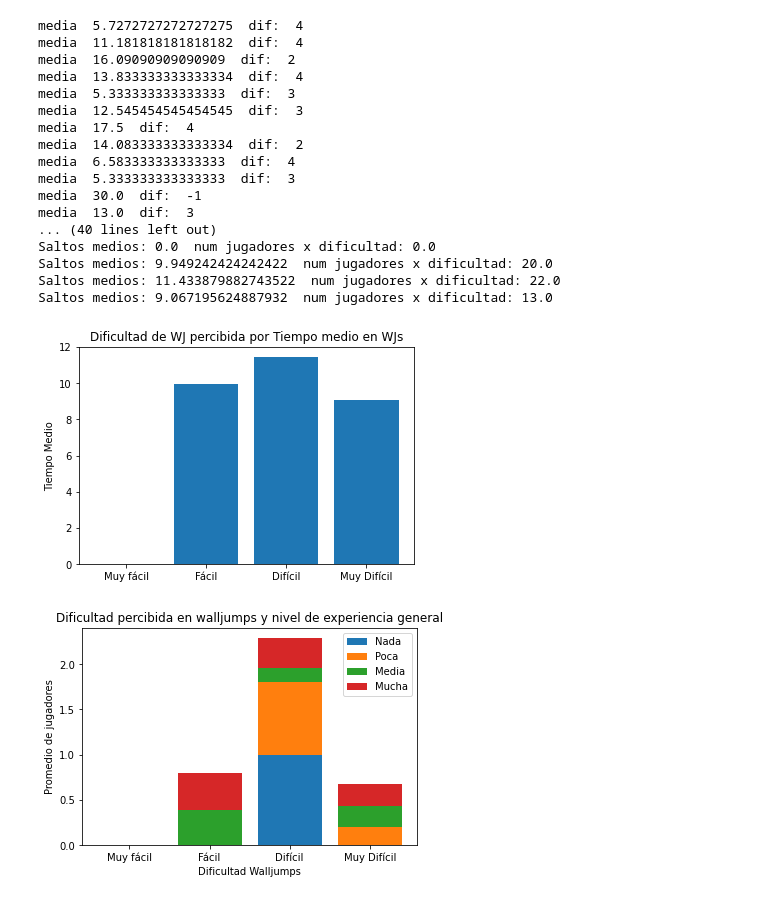
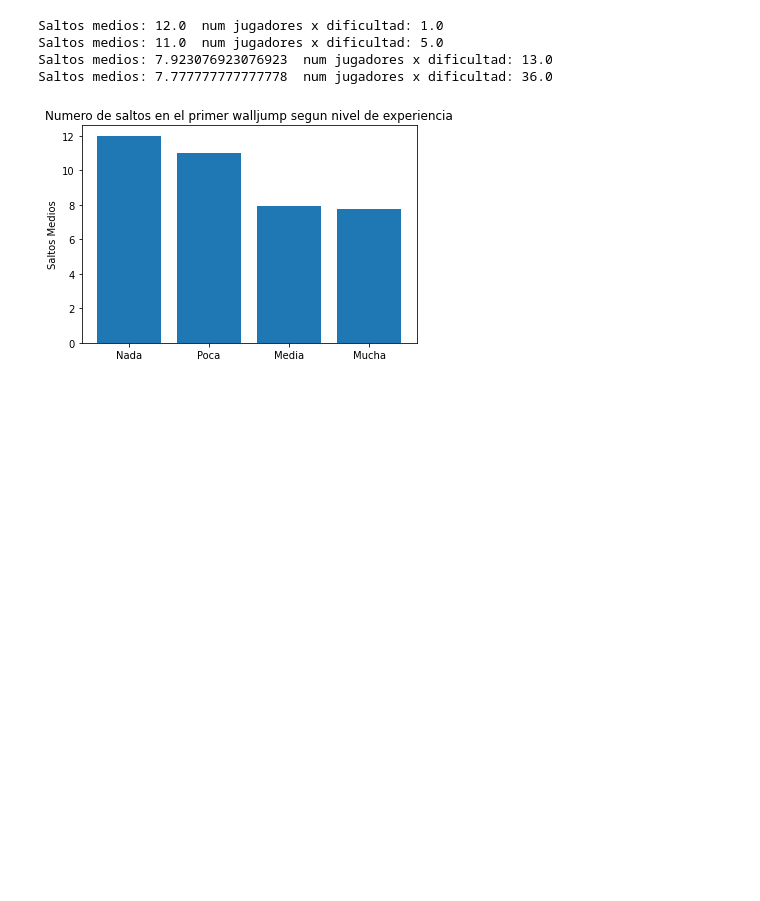
Before and after one commit to evalucas/UAJ, a Jupyter notebook: PoyectoFinal/test.ipynb, the cells around one changed output. Cells and saved outputs as stored; diff of their text form; code cells hidden in the pictures; blank space fills up the shorter version.

Commit message:
saltos y tiempo en el primer walljump segun experiencia previa

```diff
--- a/PoyectoFinal/test.ipynb
+++ b/PoyectoFinal/test.ipynb
@@ -734,7 +734,49 @@ def graficoDifWJVsSaltosWallJump():
                 print("Saltos medios:", mediaSaltosWJ[i], " num jugadores x dificultad:", poblacion[i])
 
 
-        grafico_barras(labels, mediaSaltosWJ,'Dificultad de WJ percibida por Tiempo medio en WJs', '', 'Tiempo Medio')
+        grafico_barras(labels, mediaSaltosWJ,'Dificultad de WJ percibida por Tiempo medio en WJs', '', 'Saltos Medios')
+
+def graficoExpPlataformasVsSaltosPrimerWallJump():
+        labels = ['Nada', 'Poca', 'Media', 'Mucha']
+
+        poblacion = np.zeros(4)
+        mediaSaltosWJ = np.zeros(4)
+
+
+        for p in playersArray:
+                dif = int(p.generalExp) - 1
+                mediaSaltosWJ[dif]+=p.saltosZonasEspecialesPorNivel[0][0]
+
+        poblacion = numJugadoresPorExp()
+
+        for i in range(len(poblacion)):
+                if(poblacion[i] != 0):
+                        mediaSaltosWJ[i] /= poblacion[i]
+                print("Saltos medios:", mediaSaltosWJ[i], " num jugadores x dificultad:", poblacion[i])
+
+
+        grafico_barras(labels, mediaSaltosWJ,'Numero de saltos en el primer walljump segun nivel de experiencia', '', 'Saltos Medios')
+
+def graficoExpPlataformasVsTiempoPrimerWallJump():
+        labels = ['Nada', 'Poca', 'Media', 'Mucha']
+
+        poblacion = np.zeros(4)
+        mediaTiempoWJ = np.zeros(4)
+
+
+        for p in playersArray:
+                dif = int(p.generalExp) - 1
+                mediaTiempoWJ[dif]+=p.tiempoZonasEspecialesPorNivel[0][0]
+
+        poblacion = numJugadoresPorExp()
+
+        for i in range(len(poblacion)):
+                if(poblacion[i] != 0):
+                        mediaTiempoWJ[i] /= poblacion[i]
+                print("Tiempo medio:", mediaTiempoWJ[i], " num jugadores x dificultad:", poblacion[i])
+
+
+        grafico_barras(labels, mediaTiempoWJ,'Tiempo medio en el primer walljump segun nivel de experiencia', '', 'Tiempo Medio')
 
 def graficoTiempoVsExp():
         niveles = ['Nivel 1', 'Nivel 2', 'Nivel 3', 'Nivel 4']
@@ -772,50 +814,38 @@ def graficoDificultadWalljumpVSExpGeneral():
         for p in playersArray:
                 dif = int(p.walljump) - 1
                 exp = int(p.generalExp) - 1
 
                 if dif >= 0 and exp >= 0:
                         nivelesExperiencia[exp][dif] += 1
 
         poblacion = numJugadoresPorExp()
 
         for i in range(len(poblacion)):
                 if(poblacion[i] != 0):
                         nivelesExperiencia[i] /= poblacion[i]
 
         grafico_barras_apiladas(dificultad, nivelesExperiencia, labels,'Dificultad Walljumps','Promedio de jugadores','Dificultad percibida en walljumps y nivel de experiencia general')
 
 #grafico_rangosEdad()
 #graficoDifWJVsTiempoWallJump()
-graficoDifWJVsSaltosWallJump()
+#graficoDifWJVsSaltosWallJump()
+graficoExpPlataformasVsSaltosPrimerWallJump()
+#graficoExpPlataformasVsTiempoPrimerWallJump()
 #grafico_paths()
 # graficoMuertesPorNivel()
 # graficoMuertesVSEdadNew()
 # graficoMediaMuertesVSExp()
 # graficoMediaMuertesVsDificultad()
 # graficoTiempoVsExp()
 
 #______________________#
 #graficoMuertesVSDificultad()
 #graficoMuertesVSExpGeneral()
 #graficoMuertesVSExpPlataformas()
 #graficoDificultadWalljumpVSExpGeneral()
 # %% [output]
-media  5.7272727272727275  dif:  4
-media  11.181818181818182  dif:  4
-media  16.09090909090909  dif:  2
-media  13.833333333333334  dif:  4
-media  5.333333333333333  dif:  3
-media  12.545454545454545  dif:  3
-media  17.5  dif:  4
-media  14.083333333333334  dif:  2
-media  6.583333333333333  dif:  4
-media  5.333333333333333  dif:  3
-media  30.0  dif:  -1
-media  13.0  dif:  3
-... (40 lines left out)
-Saltos medios: 0.0  num jugadores x dificultad: 0.0
-Saltos medios: 9.949242424242422  num jugadores x dificultad: 20.0
-Saltos medios: 11.433879882743522  num jugadores x dificultad: 22.0
-Saltos medios: 9.067195624887932  num jugadores x dificultad: 13.0
+Saltos medios: 12.0  num jugadores x dificultad: 1.0
+Saltos medios: 11.0  num jugadores x dificultad: 5.0
+Saltos medios: 7.923076923076923  num jugadores x dificultad: 13.0
+Saltos medios: 7.777777777777778  num jugadores x dificultad: 36.0
-[figure, old version]
+[figure, new version]
-[figure, removed]
```
